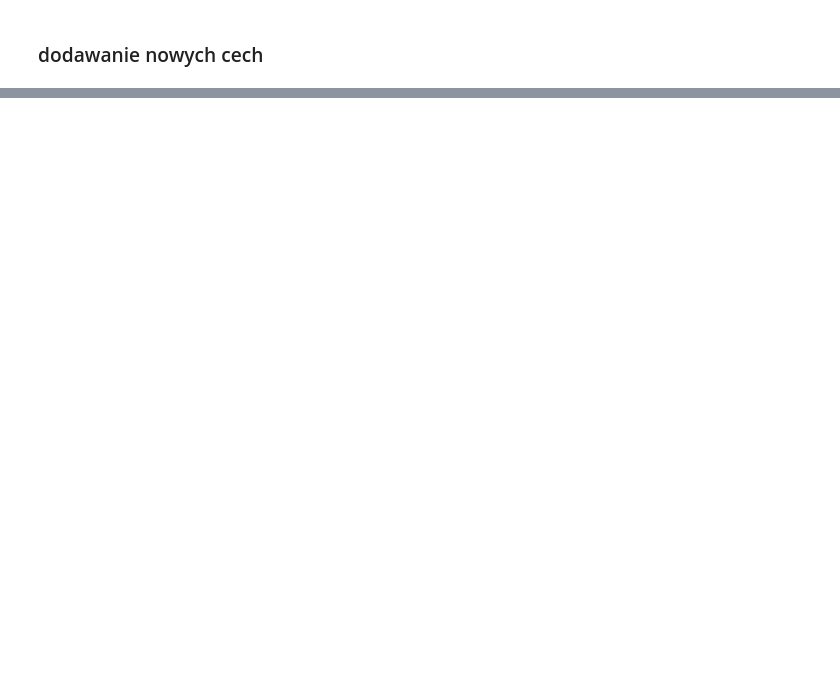
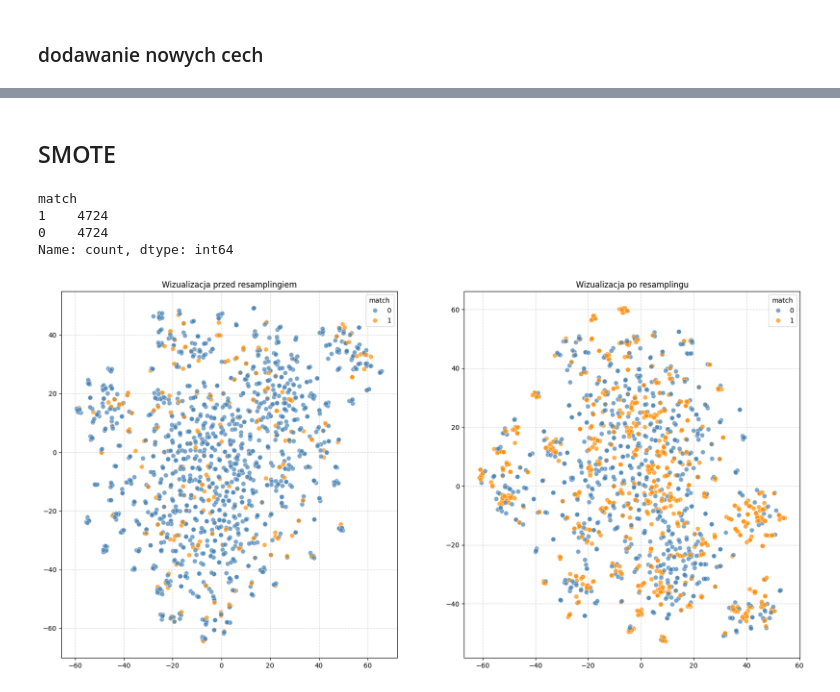
Before and after one commit to Zajecia-na-PWr-LR/lista6-swientyk, a Jupyter notebook: L6_speed_dating.ipynb, the cells around one changed output, grey strips where cells are left out. Cells and saved outputs as stored; diff of their text form; code cells hidden in the pictures; blank space fills up the shorter version.

```diff
--- a/L6_speed_dating.ipynb
+++ b/L6_speed_dating.ipynb
@@ -327,0 +506,59 @@ Index(['gender', 'age', 'age_o', 'd_age', 'race', 'race_o', 'samerace',
+# %% [markdown]
+## SMOTE
+# %%
+np.random.seed(42)
+sample_indices = np.random.choice(len(X_train_s), size=1500, replace=False)
+
+X_sample = X_train_s[sample_indices]
+y_sample = y_train.iloc[sample_indices]
+
+tsne = TSNE(n_components=2, random_state=42)
+X_tsne = tsne.fit_transform(X_sample)
+# %%
+smote = SMOTE(random_state=42)
+X_train_smote, y_train_smote = smote.fit_resample(X_train_s, y_train)
+print(y_train_smote.value_counts())
+# %% [output]
+match
+1    4724
+0    4724
+Name: count, dtype: int64
+# %%
+sample_indices_smote = np.random.choice(len(X_train_smote), size=1500, replace=False)
+
+X_sample_smote = X_train_smote[sample_indices_smote]
+y_sample_smote = y_train_smote.iloc[sample_indices_smote]
+
+X_tsne_smote = tsne.fit_transform(X_sample_smote)
+
+
+fig, axes = plt.subplots(nrows=1, ncols=2, figsize=(20, 10))
+axes = axes.flatten()
+
+sns.scatterplot(
+    x=X_tsne[:, 0],
+    y=X_tsne[:, 1],
+    hue=y_sample,
+    palette={0: 'steelblue', 1: 'darkorange'},
+    alpha=0.7,
+    s=50,
+    ax=axes[0]
+)
+axes[0].set_title('Wizualizacja przed resamplingiem')
+axes[0].grid(True, linestyle='--', alpha=0.5)
+
+sns.scatterplot(
+    x=X_tsne_smote[:, 0],
+    y=X_tsne_smote[:, 1],
+    hue=y_sample_smote,
+    palette={0: 'steelblue', 1: 'darkorange'},
+    alpha=0.7,
+    s=50,
+    ax=axes[1]
+)
+axes[1].set_title('Wizualizacja po resamplingu')
+axes[1].grid(True, linestyle='--', alpha=0.5)
+
+plt.show()
+# %% [output]
+[figure, added]
```
Also changed, not shown: parts of 31 cells of this notebook.
